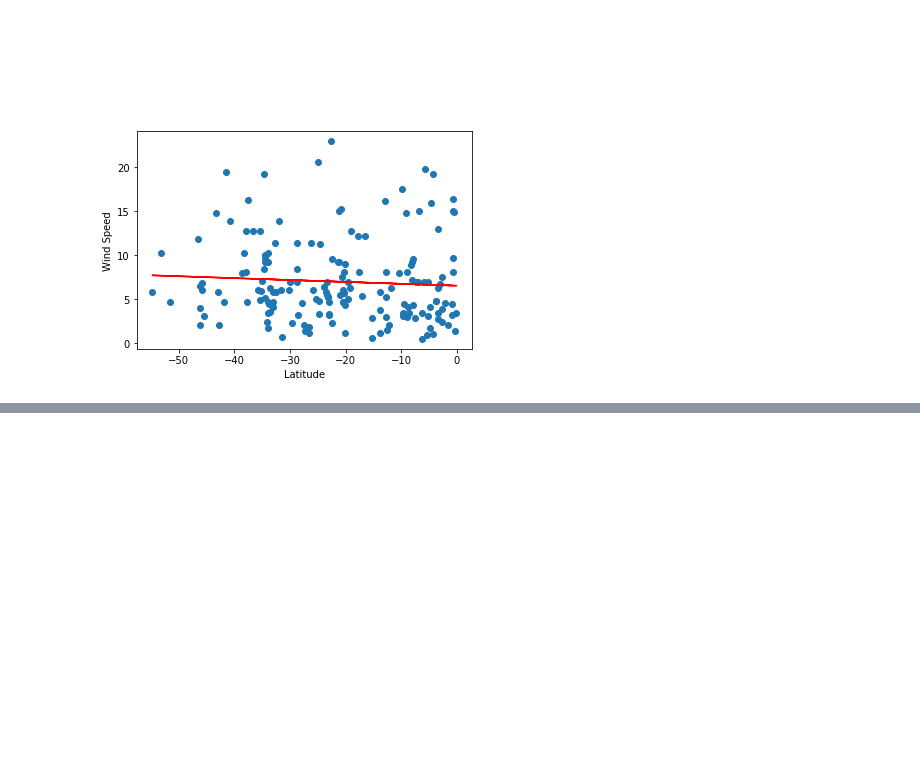
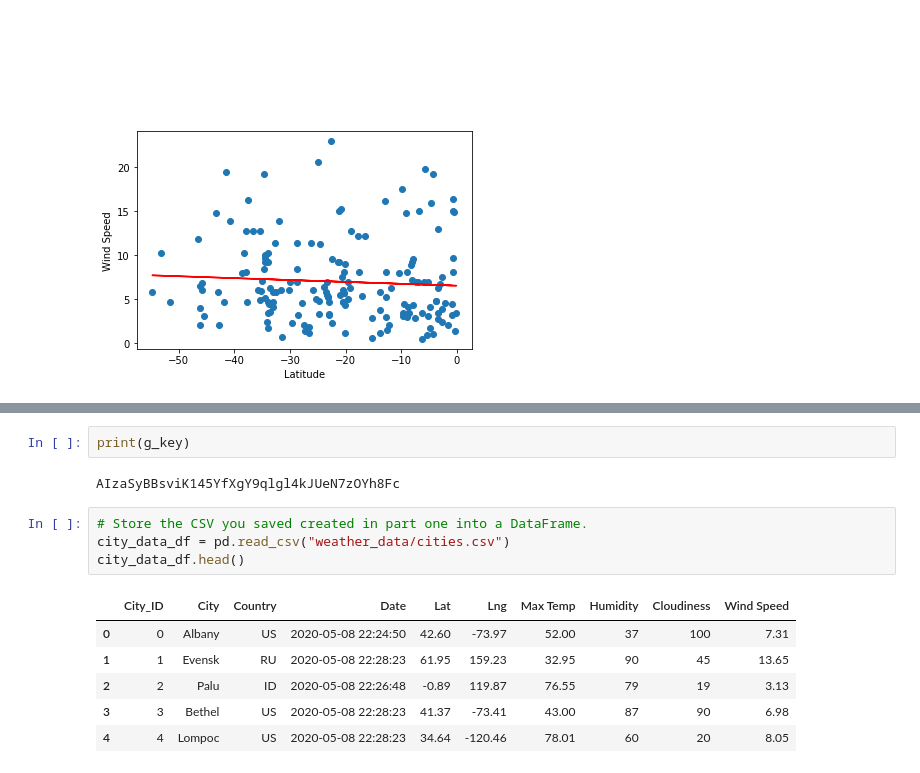
Before and after one commit to GaryRunyon/World_Weather_Analysis, a Jupyter notebook: WeatherPy.ipynb, the cells around one changed output, grey strips where cells are left out. Cells and saved outputs as stored; diff of their text form; blank space fills up the shorter version.

```diff
--- a/WeatherPy.ipynb
+++ b/WeatherPy.ipynb
@@ -695,0 +728,15 @@ plot_linear_regression(x_values, y_values,
+# %%
+print(g_key)
+# %% [output]
+AIzaSyBBsviK145YfXgY9qlgl4kJUeN7zOYh8Fc
+# %%
+# Store the CSV you saved created in part one into a DataFrame.
+city_data_df = pd.read_csv("weather_data/cities.csv")
+city_data_df.head()
+# %% [output]
+|  | City_ID | City | Country | Date | Lat | Lng | Max Temp | Humidity | Cloudiness | Wind Speed |
+| 0 | 0 | Albany | US | 2020-05-08 22:24:50 | 42.60 | -73.97 | 52.00 | 37 | 100 | 7.31 |
+| 1 | 1 | Evensk | RU | 2020-05-08 22:28:23 | 61.95 | 159.23 | 32.95 | 90 | 45 | 13.65 |
+| 2 | 2 | Palu | ID | 2020-05-08 22:26:48 | -0.89 | 119.87 | 76.55 | 79 | 19 | 3.13 |
+| 3 | 3 | Bethel | US | 2020-05-08 22:28:23 | 41.37 | -73.41 | 43.00 | 87 | 90 | 6.98 |
+| 4 | 4 | Lompoc | US | 2020-05-08 22:28:23 | 34.64 | -120.46 | 78.01 | 60 | 20 | 8.05 |
```
Also changed, not shown: parts of 7 cells of this notebook, 1 other file.
